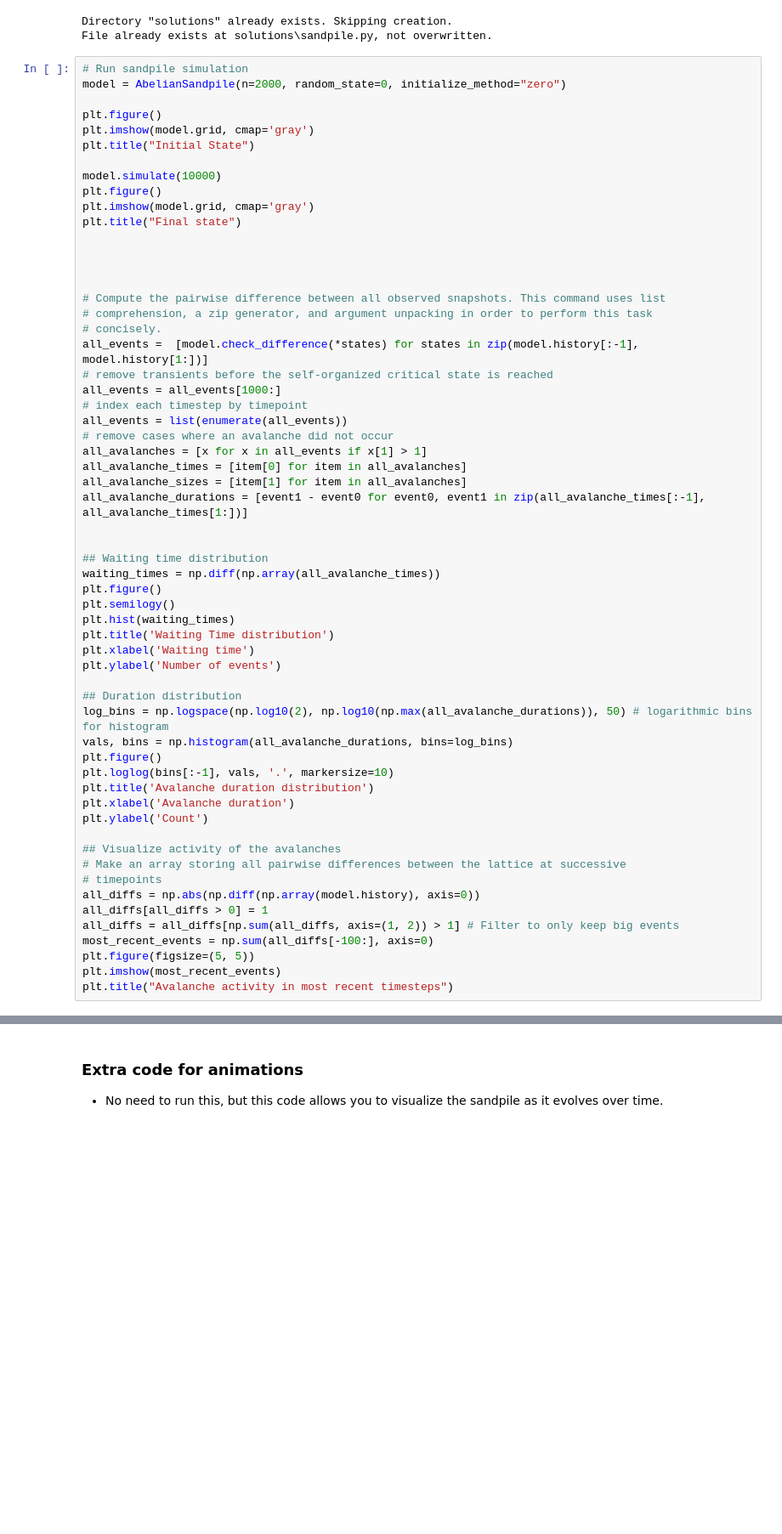
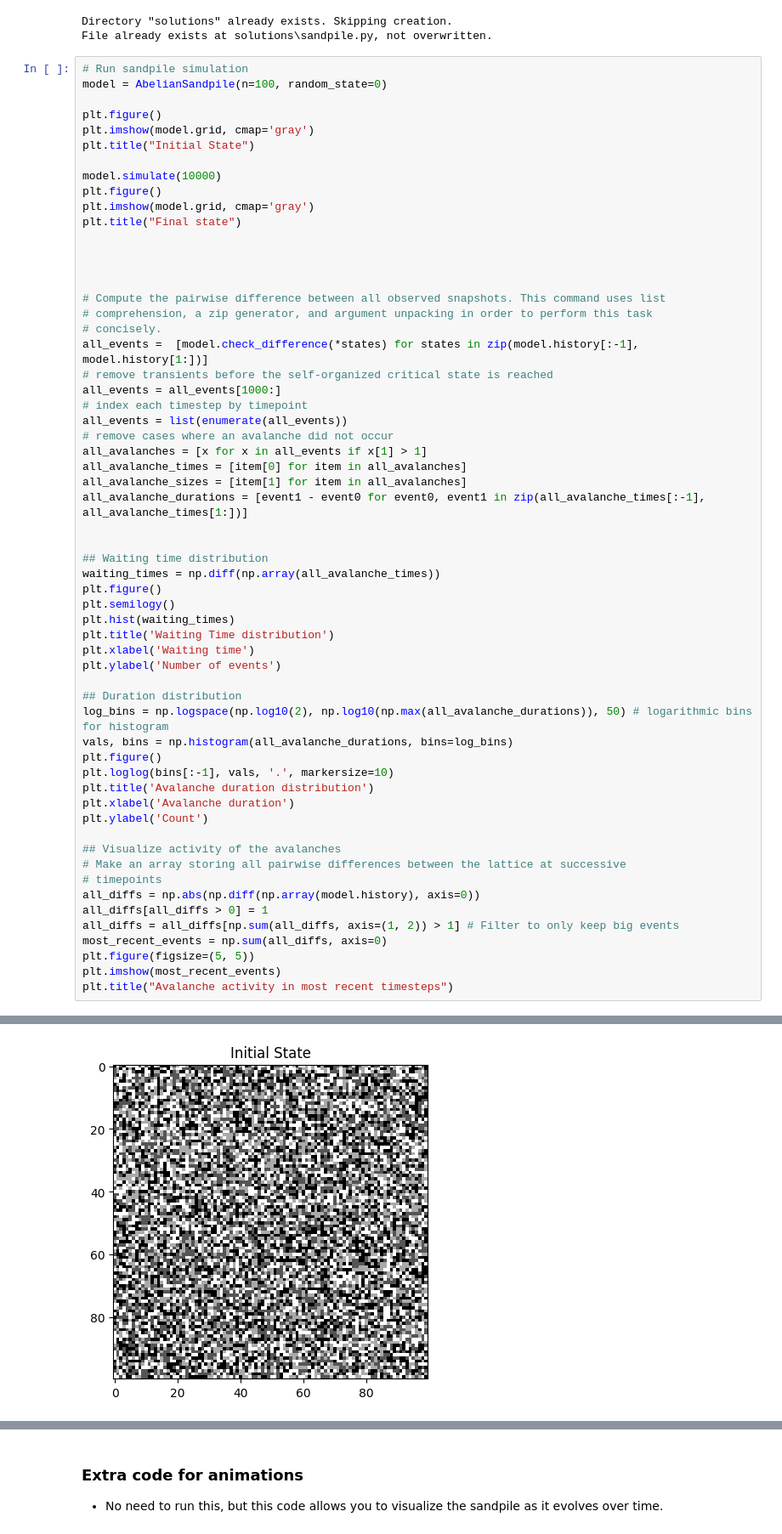
Before and after one commit to JudahB11/Comp-Phys-HW, a Jupyter notebook: Judah_Byars_Cellular_Automata.ipynb, the cells around one changed output, grey strips where cells are left out. Shown at 85% size. Drawn from its saved outputs; the diff is of its cells as text; blank space fills up the shorter version.

```diff
--- a/Judah_Byars_Cellular_Automata.ipynb
+++ b/Judah_Byars_Cellular_Automata.ipynb
@@ -527,7 +552,7 @@ Directory "solutions" already exists. Skipping creation.
 File already exists at solutions\sandpile.py, not overwritten.
 # %%
 # Run sandpile simulation
-model = AbelianSandpile(n=2000, random_state=0, initialize_method="zero")
+model = AbelianSandpile(n=100, random_state=0)
 
 plt.figure()
 plt.imshow(model.grid, cmap='gray')
@@ -580,7 +605,7 @@ plt.ylabel('Count')
 all_diffs = np.abs(np.diff(np.array(model.history), axis=0))
 all_diffs[all_diffs > 0] = 1
 all_diffs = all_diffs[np.sum(all_diffs, axis=(1, 2)) > 1] # Filter to only keep big events
-most_recent_events = np.sum(all_diffs[-100:], axis=0)
+most_recent_events = np.sum(all_diffs, axis=0)
 plt.figure(figsize=(5, 5))
 plt.imshow(most_recent_events)
 plt.title("Avalanche activity in most recent timesteps")
@@ -588,0 +614 @@ MemoryError: Unable to allocate 30.5 MiB for an array with shape (2000, 2000) an
+[figure, added]
```
Also changed, not shown: parts of 8 cells of this notebook, 2 other files.
